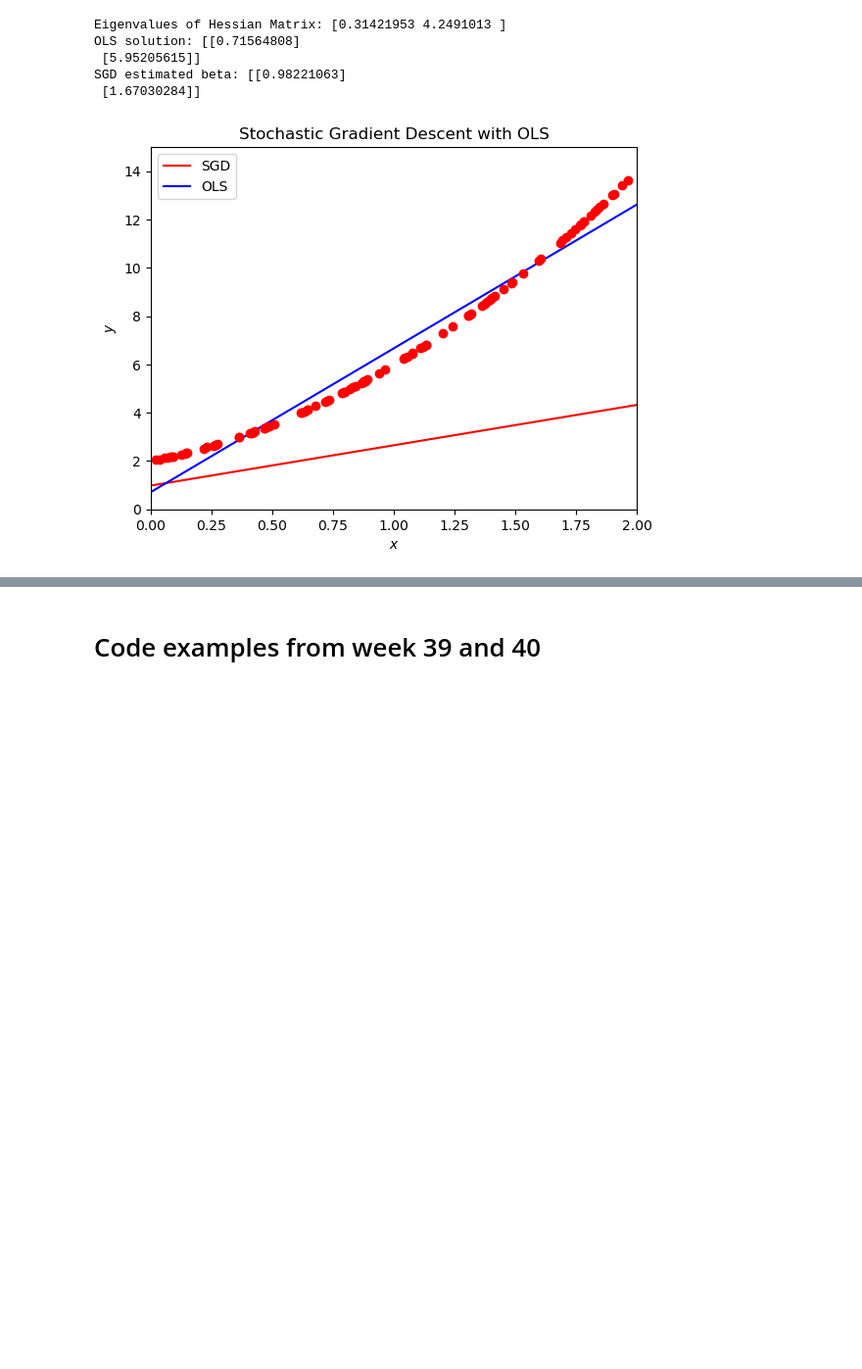
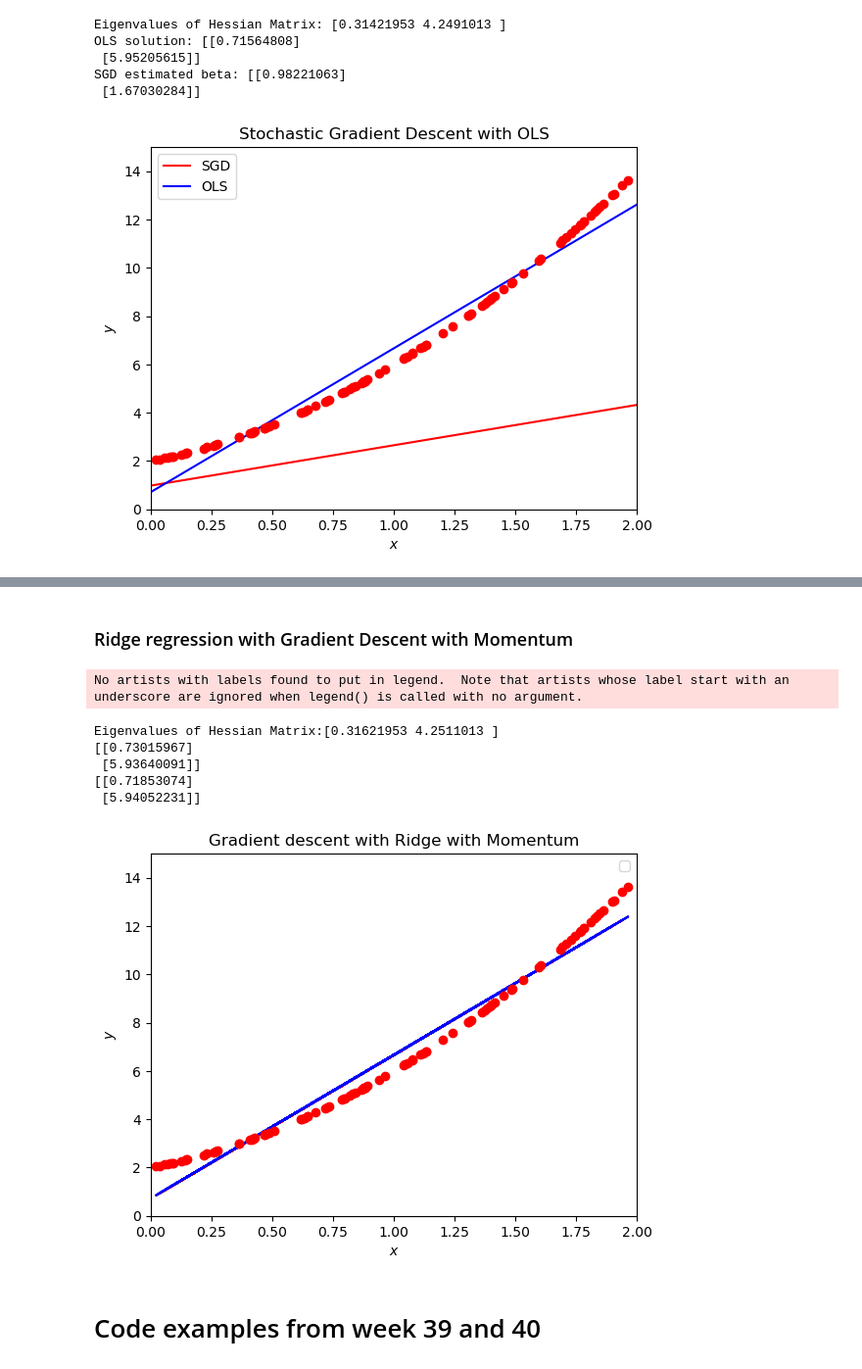
Before and after one commit to sphia-g/ML24UiO, a Jupyter notebook: exercisesweek41.ipynb, the cells around one changed output, grey strips where cells are left out. Shown at 98% size. Cells and saved outputs as stored; diff of their text form; code cells hidden in the pictures; blank space fills up the shorter version.

```diff
--- a/exercisesweek41.ipynb
+++ b/exercisesweek41.ipynb
@@ -333,3 +337,80 @@ SGD estimated beta: [[0.98221063]
+# %% [markdown]
+### Ridge regression with Gradient Descent with Momentum
+# %%
+### Ridge regression with Gradient Descent with Momentum
+
+# 2. Add momentum to the plain GD code and compare convergence with a fixed learning rate (you may need to tune the learning rate),
+# again using the analytical expression of the gradients.
+
+from random import random, seed
+import numpy as np
+import matplotlib.pyplot as plt
+from mpl_toolkits.mplot3d import Axes3D
+from matplotlib import cm
+from matplotlib.ticker import LinearLocator, FormatStrFormatter
+import sys
+
+# the number of datapoints
+np.random.seed(1000)
+n = 100
+x = 2*np.random.rand(n,1)
+a = 2
+y = a + (a * x) + (a * x**2)
+
+X = np.c_[np.ones((n,1)), x]
+XT_X = X.T @ X
+
+#Ridge parameter lambda
+lmbda  = 0.001
+Id = n*lmbda* np.eye(XT_X.shape[0])
+
+# Hessian matrix
+H = (2.0/n)* XT_X+2*lmbda* np.eye(XT_X.shape[0])
+# Get the eigenvalues
+EigValues, EigVectors = np.linalg.eig(H)
+print(f"Eigenvalues of Hessian Matrix:{EigValues}")
+
+
+beta_linreg = np.linalg.inv(XT_X+Id) @ X.T @ y
+print(beta_linreg)
+
+# Start gradient descent with momentum
+beta = np.random.randn(2,1)
+eta = 1.0 / np.max(EigValues)
+gamma = 0.9  # Momentum factor
+Niterations = 100
+
+# Initialize velocity
+velocity = np.zeros_like(beta)
+
+for iter in range(Niterations):
+    gradients = (2.0/n) * X.T @ (X @ beta - y) + 2 * lmbda * beta
+
+    # Update velocity with momentum
+    velocity = gamma * velocity + eta * gradients
+
+    # Update beta
+    beta -= velocity
+
+print(beta)
+ypredict = X @ beta
+ypredict2 = X @ beta_linreg
+plt.plot(x, ypredict, "r-")
+plt.plot(x, ypredict2, "b-")
+plt.plot(x, y ,'ro')
+plt.axis([0,2.0,0, 15.0])
+plt.xlabel(r'$x$')
+plt.ylabel(r'$y$')
+plt.title(r'Gradient descent with Ridge with Momentum')
+plt.show()
+# %% [output]
+No artists with labels found to put in legend.  Note that artists whose label start with an underscore are ignored when legend() is called with no argument.
+Eigenvalues of Hessian Matrix:[0.31621953 4.2511013 ]
+[[0.73015967]
+ [5.93640091]]
+[[0.71853074]
+ [5.94052231]]
+[figure, added]
 # %% [markdown]
 # Code examples from week 39 and 40
 # %% [markdown]
```
Also changed, not shown: parts of 10 cells of this notebook.
